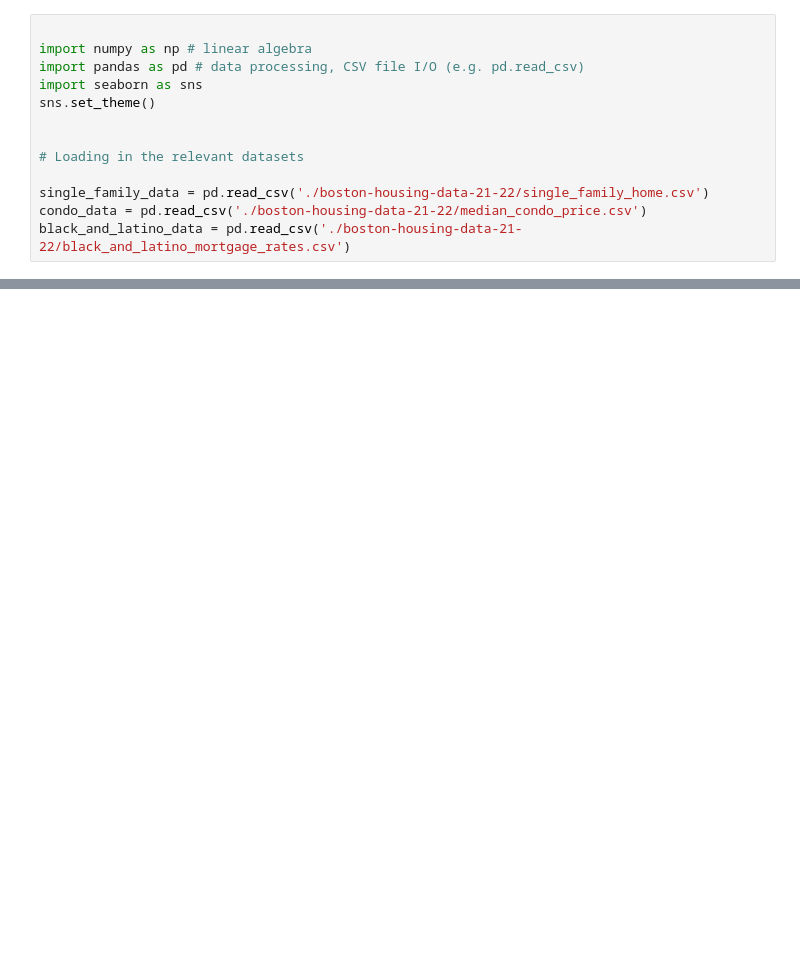
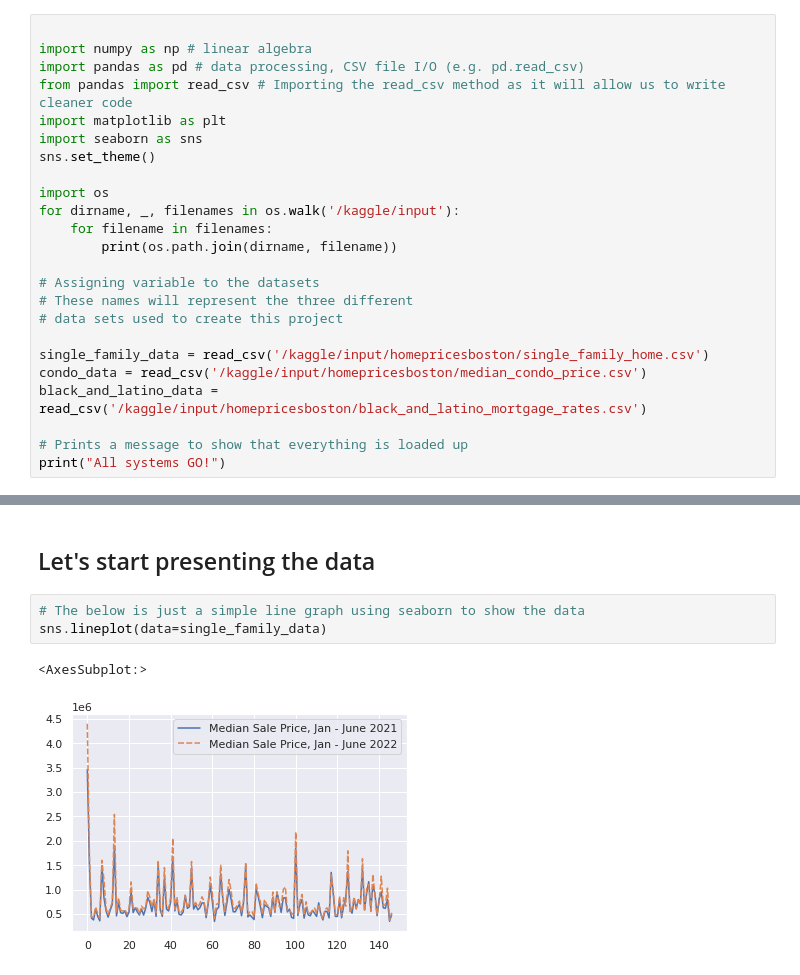
Before and after one commit to josamontiel/data-analysis, a Jupyter notebook: boston-median-home-prices-2021-2022.ipynb, the cells around one changed output, grey strips where cells are left out. Saved outputs shown, nothing was run; the diff lists cells and outputs as text; blank space fills up the shorter version.

```diff
--- a/boston-median-home-prices-2021-2022.ipynb
+++ b/boston-median-home-prices-2021-2022.ipynb
@@ -2,12 +2,23 @@
 
 import numpy as np # linear algebra
 import pandas as pd # data processing, CSV file I/O (e.g. pd.read_csv)
+from pandas import read_csv # Importing the read_csv method as it will allow us to write cleaner code
+import matplotlib as plt
 import seaborn as sns
 sns.set_theme()
 
+import os
+for dirname, _, filenames in os.walk('/kaggle/input'):
+    for filename in filenames:
+        print(os.path.join(dirname, filename))
 
-# Loading in the relevant datasets
+# Assigning variable to the datasets
+# These names will represent the three different
+# data sets used to create this project
 
-single_family_data = pd.read_csv('./boston-housing-data-21-22/single_family_home.csv')
-condo_data = pd.read_csv('./boston-housing-data-21-22/median_condo_price.csv')
-black_and_latino_data = pd.read_csv('./boston-housing-data-21-22/black_and_latino_mortgage_rates.csv')
+single_family_data = read_csv('/kaggle/input/homepricesboston/single_family_home.csv')
+condo_data = read_csv('/kaggle/input/homepricesboston/median_condo_price.csv')
+black_and_latino_data = read_csv('/kaggle/input/homepricesboston/black_and_latino_mortgage_rates.csv')
+
+# Prints a message to show that everything is loaded up
+print("All systems GO!")
@@ -21,0 +93,8 @@ black_and_latino_data = pd.read_csv('./boston-housing-data-21-22/black_and_latin
+# %% [markdown]
+## Let's start presenting the data
+# %%
+# The below is just a simple line graph using seaborn to show the data
+sns.lineplot(data=single_family_data)
+# %% [output]
+<AxesSubplot:>
+[figure, added]
```
Also changed, not shown: parts of 7 cells of this notebook.
